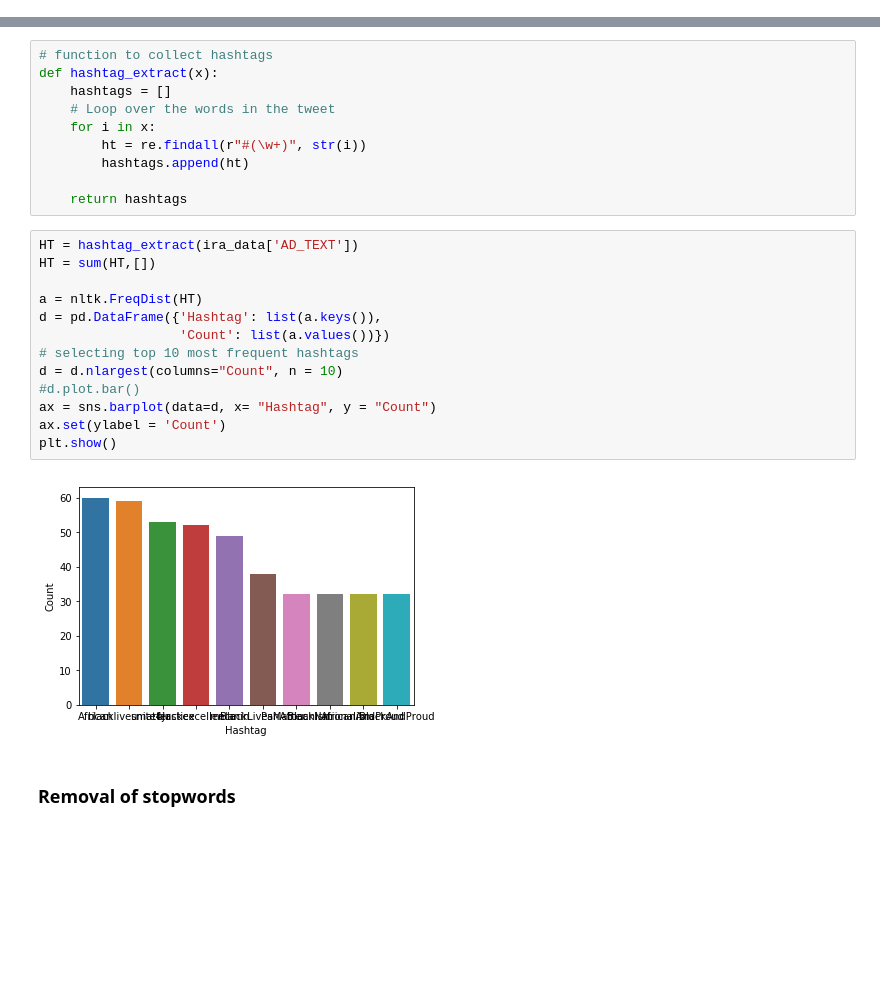
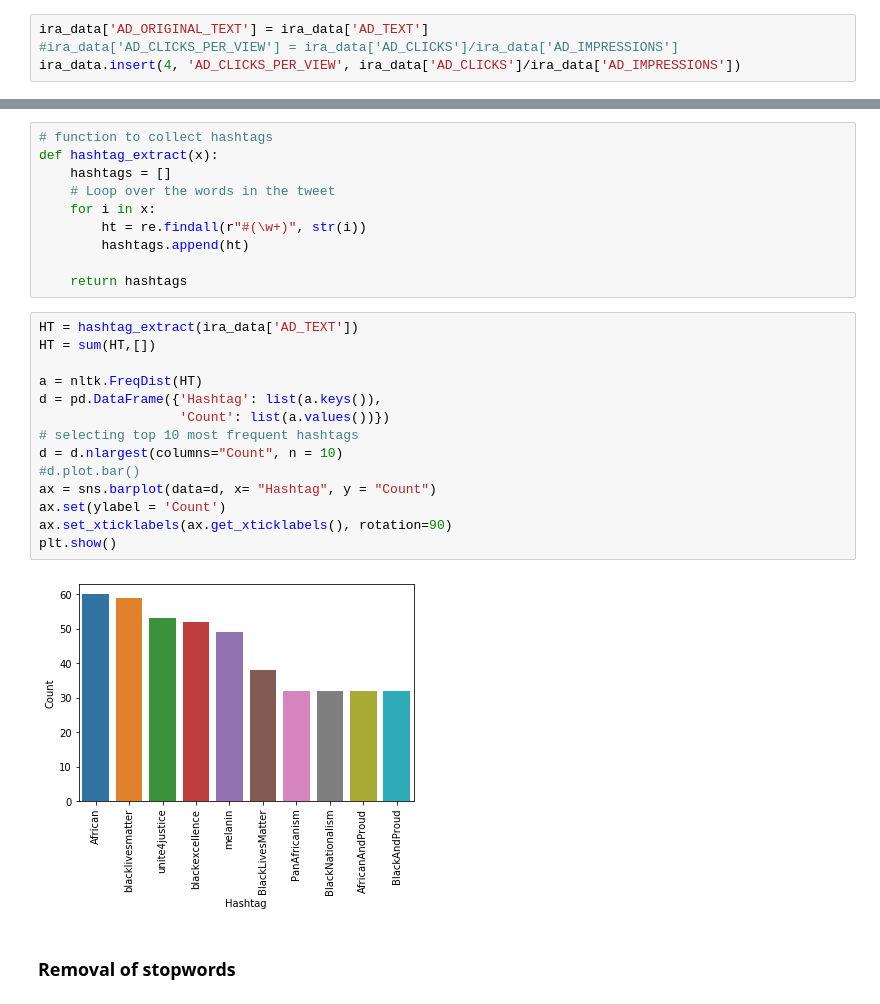
Before and after one commit to JulianJ1/IRA_Facebook_Ads, a Jupyter notebook: Scripts/sentiment_analysis.ipynb, the cells around one changed output, grey strips where cells are left out. Cells and saved outputs as stored; diff of their text form; blank space fills up the shorter version.

```diff
--- a/Scripts/sentiment_analysis.ipynb
+++ b/Scripts/sentiment_analysis.ipynb
@@ -23,4 +24,8 @@ plt.rcParams["figure.figsize"] = plot_size
 na_values = ['nan', 'N/A', 'NaN', 'NaT', '0']
 ira_data = pd.read_csv('../Data/data_IRA_Ads.csv', sep=";", parse_dates=['AD_CREATION_DATE', 'AD_END_DATE'],
                        dayfirst=False, index_col='AD_ID', na_values=na_values)
+# %%
+ira_data['AD_ORIGINAL_TEXT'] = ira_data['AD_TEXT']
+#ira_data['AD_CLICKS_PER_VIEW'] = ira_data['AD_CLICKS']/ira_data['AD_IMPRESSIONS']
+ira_data.insert(4, 'AD_CLICKS_PER_VIEW', ira_data['AD_CLICKS']/ira_data['AD_IMPRESSIONS'])
 # %%
@@ -61,18 +60,19 @@ def hashtag_extract(x):
 # %%
 HT = hashtag_extract(ira_data['AD_TEXT'])
 HT = sum(HT,[])
 
 a = nltk.FreqDist(HT)
 d = pd.DataFrame({'Hashtag': list(a.keys()),
                   'Count': list(a.values())})
 # selecting top 10 most frequent hashtags
 d = d.nlargest(columns="Count", n = 10)
 #d.plot.bar()
 ax = sns.barplot(data=d, x= "Hashtag", y = "Count")
 ax.set(ylabel = 'Count')
+ax.set_xticklabels(ax.get_xticklabels(), rotation=90)
 plt.show()
 # %% [output]
-[figure, old version]
+[figure, new version]
 # %% [markdown]
 ### Removal of stopwords
 # %%
```
Also changed, not shown: parts of 21 cells of this notebook, 1 other file.
